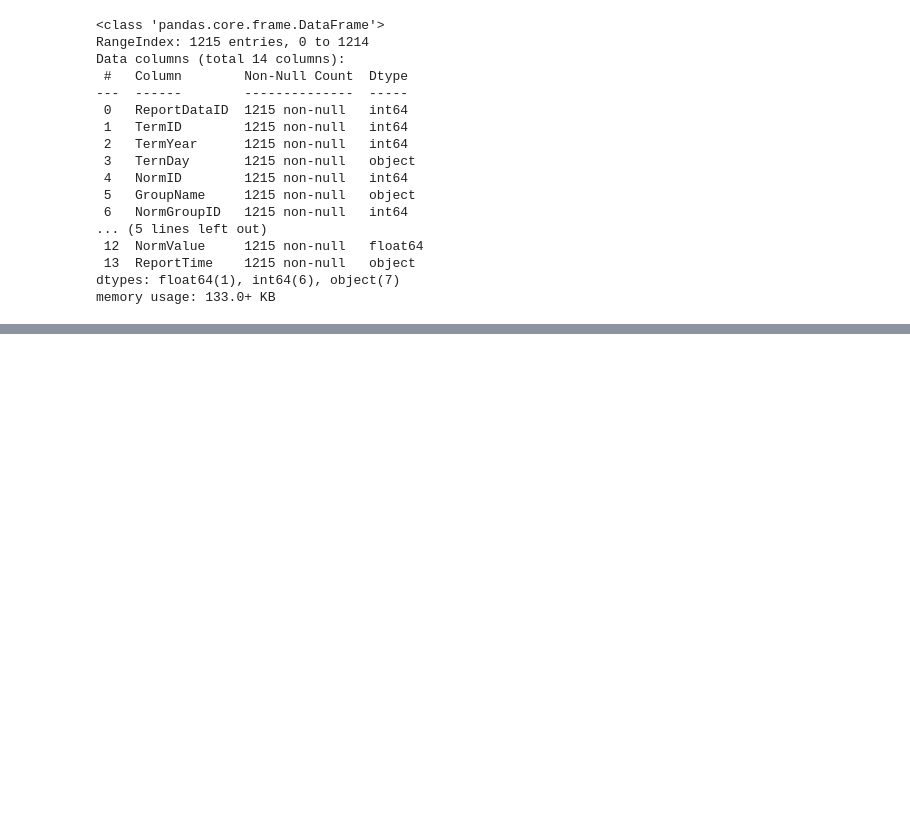
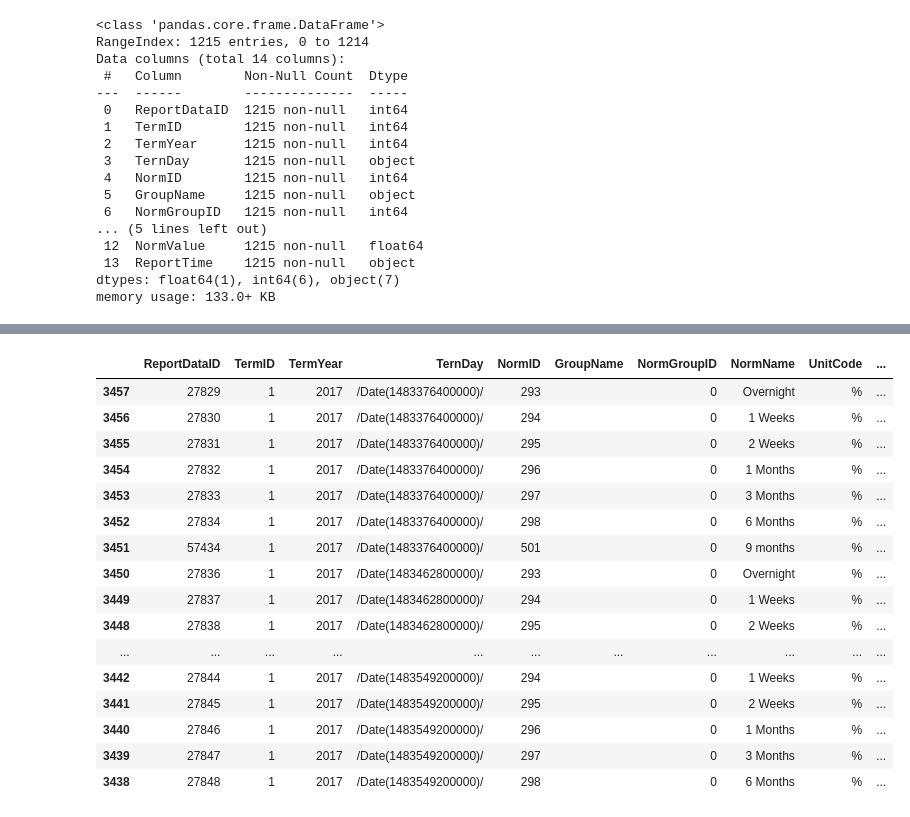
Before and after one commit to tranthanhbinh1/stock-recommendation-system, a Jupyter notebook: vietstock.ipynb, the cells around one changed output, grey strips where cells are left out. Cells and saved outputs as stored; diff of their text form; code cells hidden in the pictures; blank space fills up the shorter version.

```diff
--- a/vietstock.ipynb
+++ b/vietstock.ipynb
@@ -37,0 +62,21 @@ JSONDecodeError: Expecting value: line 1 column 1 (char 0)
+# %%
+rates_df = rates_df.iloc[::-1]
+rates_df.head(20)
+# %% [output]
+|  | ReportDataID | TermID | TermYear | TernDay | NormID | GroupName | NormGroupID | NormName | UnitCode | ... |
+| 3457 | 27829 | 1 | 2017 | /Date(1483376400000)/ | 293 |  | 0 | Overnight | % | ... |
+| 3456 | 27830 | 1 | 2017 | /Date(1483376400000)/ | 294 |  | 0 | 1 Weeks | % | ... |
+| 3455 | 27831 | 1 | 2017 | /Date(1483376400000)/ | 295 |  | 0 | 2 Weeks | % | ... |
+| 3454 | 27832 | 1 | 2017 | /Date(1483376400000)/ | 296 |  | 0 | 1 Months | % | ... |
+| 3453 | 27833 | 1 | 2017 | /Date(1483376400000)/ | 297 |  | 0 | 3 Months | % | ... |
+| 3452 | 27834 | 1 | 2017 | /Date(1483376400000)/ | 298 |  | 0 | 6 Months | % | ... |
+| 3451 | 57434 | 1 | 2017 | /Date(1483376400000)/ | 501 |  | 0 | 9 months | % | ... |
+| 3450 | 27836 | 1 | 2017 | /Date(1483462800000)/ | 293 |  | 0 | Overnight | % | ... |
+| 3449 | 27837 | 1 | 2017 | /Date(1483462800000)/ | 294 |  | 0 | 1 Weeks | % | ... |
+| 3448 | 27838 | 1 | 2017 | /Date(1483462800000)/ | 295 |  | 0 | 2 Weeks | % | ... |
+| ... | ... | ... | ... | ... | ... | ... | ... | ... | ... | ... |
+| 3442 | 27844 | 1 | 2017 | /Date(1483549200000)/ | 294 |  | 0 | 1 Weeks | % | ... |
+| 3441 | 27845 | 1 | 2017 | /Date(1483549200000)/ | 295 |  | 0 | 2 Weeks | % | ... |
+| 3440 | 27846 | 1 | 2017 | /Date(1483549200000)/ | 296 |  | 0 | 1 Months | % | ... |
+| 3439 | 27847 | 1 | 2017 | /Date(1483549200000)/ | 297 |  | 0 | 3 Months | % | ... |
+| 3438 | 27848 | 1 | 2017 | /Date(1483549200000)/ | 298 |  | 0 | 6 Months | % | ... |
```
Also changed, not shown: parts of 9 cells of this notebook, 7 other files.
